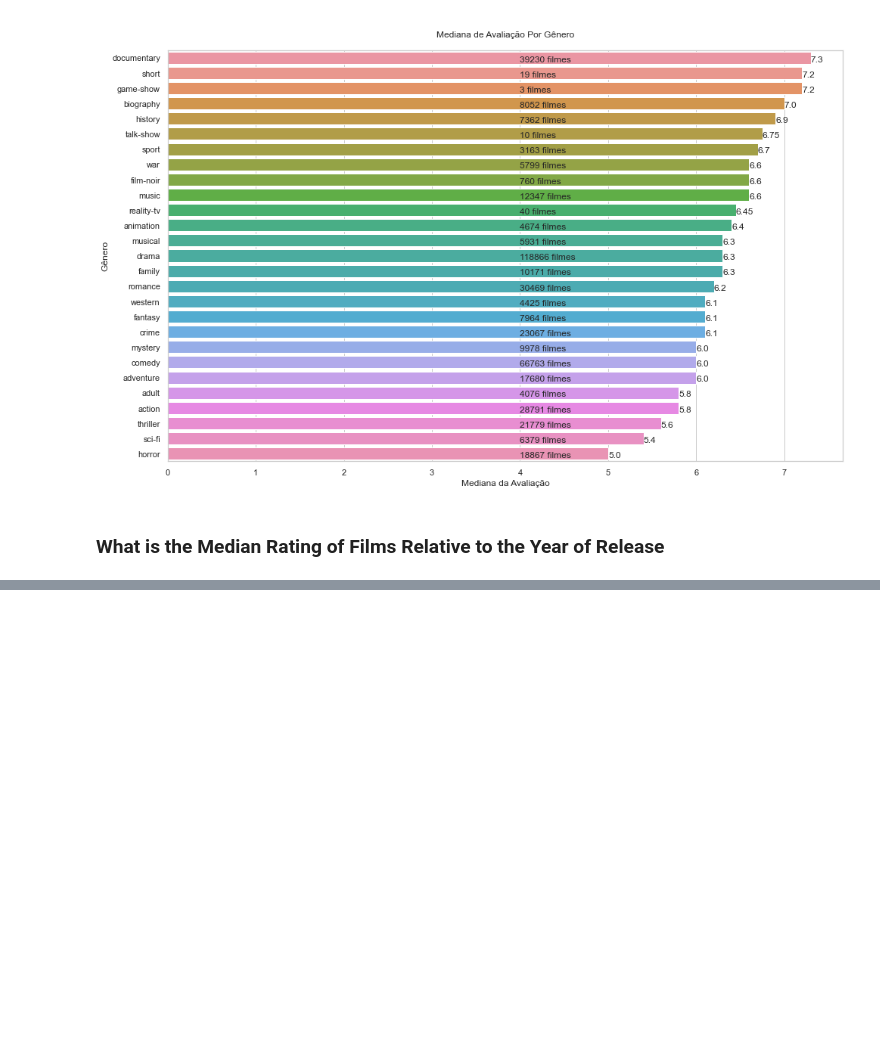
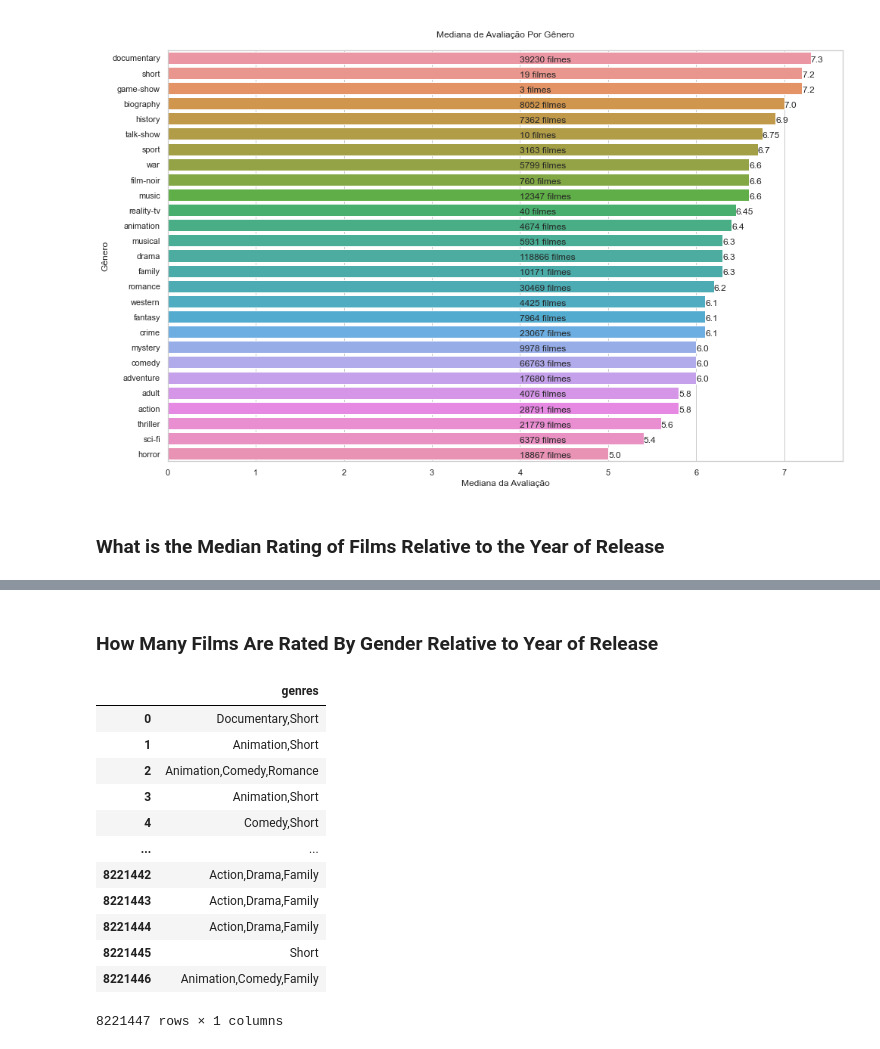
Before and after one commit to Leandro1239/DataAnalisys, a Jupyter notebook: exploratory data analysis.ipynb, the cells around one changed output, grey strips where cells are left out. Cells and saved outputs as stored; diff of their text form; code cells hidden in the pictures; blank space fills up the shorter version.

```diff
--- a/exploratory data analysis.ipynb
+++ b/exploratory data analysis.ipynb
@@ -417,0 +462,23 @@ plt.show()
+# %% [markdown]
+### How Many Films Are Rated By Gender Relative to Year of Release
+# %%
+# Makes a SQL consult
+consulta5 = '''SELECT genres FROM titles '''
+# Result
+resultado5 = pd.read_sql_query(consulta5, conn)
+# Show the result
+display(resultado5)
+# %% [output]
+|  | genres |
+| 0 | Documentary,Short |
+| 1 | Animation,Short |
+| 2 | Animation,Comedy,Romance |
+| 3 | Animation,Short |
+| 4 | Comedy,Short |
+| ... | ... |
+| 8221442 | Action,Drama,Family |
+| 8221443 | Action,Drama,Family |
+| 8221444 | Action,Drama,Family |
+| 8221445 | Short |
+| 8221446 | Animation,Comedy,Family |
+8221447 rows × 1 columns
```
Also changed, not shown: parts of 9 cells of this notebook.
